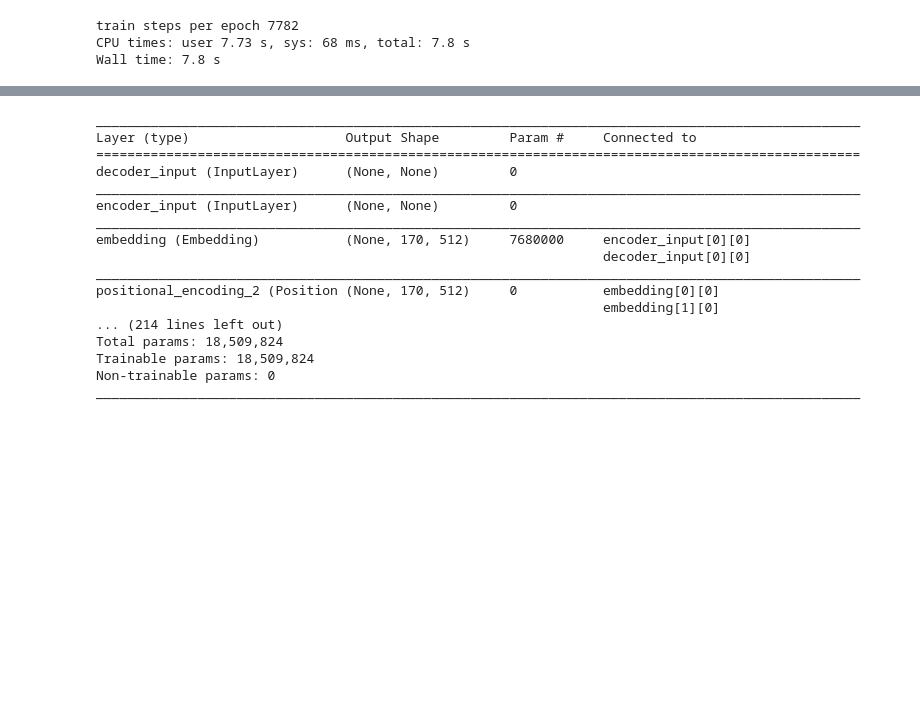
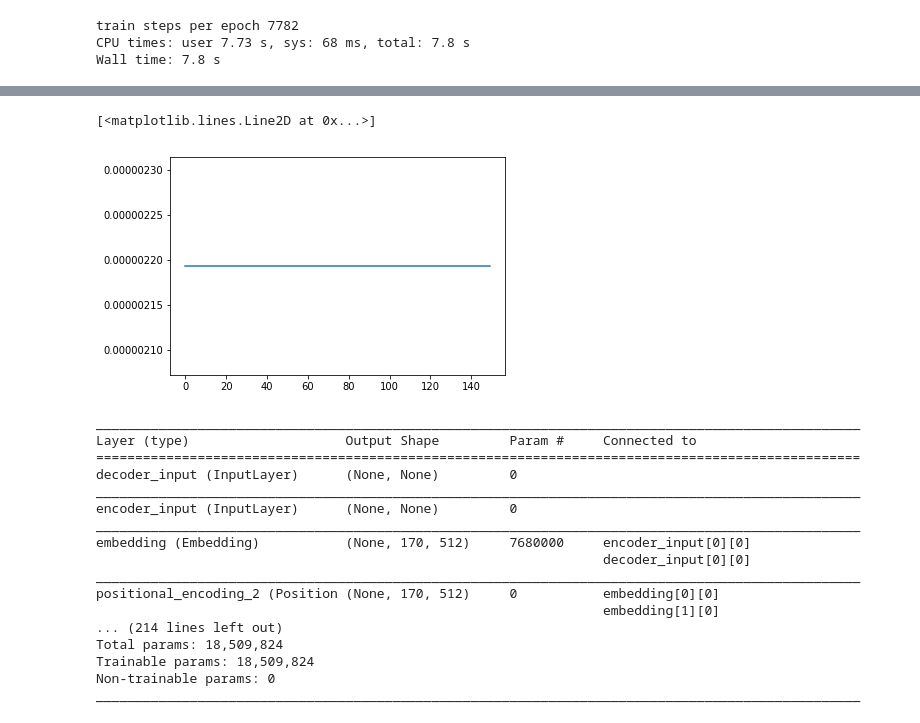
Before and after one commit to dantegates/attention-is-all-you-need, a Jupyter notebook: notebooks/train-summary-transformer-sparse.ipynb, the cells around one changed output, grey strips where cells are left out. Saved outputs shown, nothing was run; the diff lists cells and outputs as text; code cells hidden in the pictures; blank space fills up the shorter version.

```diff
--- a/train-summary-transformer-sparse.ipynb
+++ b/notebooks/train-summary-transformer-sparse.ipynb
@@ -315,0 +344,31 @@ batch_gen = SummaryBatchGenerator(
+# %%
+# # model architecture
+N_HEADS = 8
+N_LAYERS = 4
+D_MODEL = 64*N_HEADS
+SENTENCE_LEN = DECODER_TOTAL_LEN
+VOCAB_SIZE = NUM_WORDS
+DROPOUT = 0.1
+OUTPUT_ACTIVATION = 'linear'  # temporary workaround for keras bug - see below
+
+# learning rate
+WARMUP_STEPS = 100
+LEARNING_RATE = 0.1
+LEARNING_RATE_SCHEDULER = LRScheduler(WARMUP_STEPS, LEARNING_RATE)
+
+# # optimization
+# # https://arxiv.org/pdf/1804.00247.pdf
+BETA_1 = 0.9
+BETA_2 = 0.98
+EPSILON = 1e-9
+CLIPNORM = 2.0
+OPTIMIZER = adam(lr=LEARNING_RATE_SCHEDULER.initial_lr, beta_1=BETA_1, beta_2=BETA_2, epsilon=EPSILON, clipnorm=CLIPNORM)
+METRICS = [sparse_categorical_crossentropy]
+LOSS = perplexity
+
+# # batch training
+N_EPOCHS = 1000
+BATCH_SIZE = 32
+TRAIN_STEPS_PER_EPOCH = batch_gen.batches_per_epoch(TRAIN_FILES, batch_size=BATCH_SIZE)
+TEST_STEPS_PER_EPOCH = batch_gen.batches_per_epoch(TEST_FILES, batch_size=BATCH_SIZE)
+CALLBACKS = [LearningRateScheduler(LEARNING_RATE_SCHEDULER.lr)]
@@ -359,6 +395,14 @@ model = Transformer(
     sequence_len=SENTENCE_LEN,
     dropout=DROPOUT,
     output_activation=OUTPUT_ACTIVATION)
+# %%
+import matplotlib.pyplot as plt
+%matplotlib inline
+learning_rates = [LRScheduler(WARMUP_STEPS, LEARNING_RATE).lr() for _ in range(WARMUP_STEPS+50)]
+plt.plot(learning_rates)
+# %% [output]
+[<matplotlib.lines.Line2D at 0x...>]
+[figure, added]
 # %%
 model.summary()
 # %% [output]
```
Also changed, not shown: parts of 15 cells of this notebook, 1 other file.
